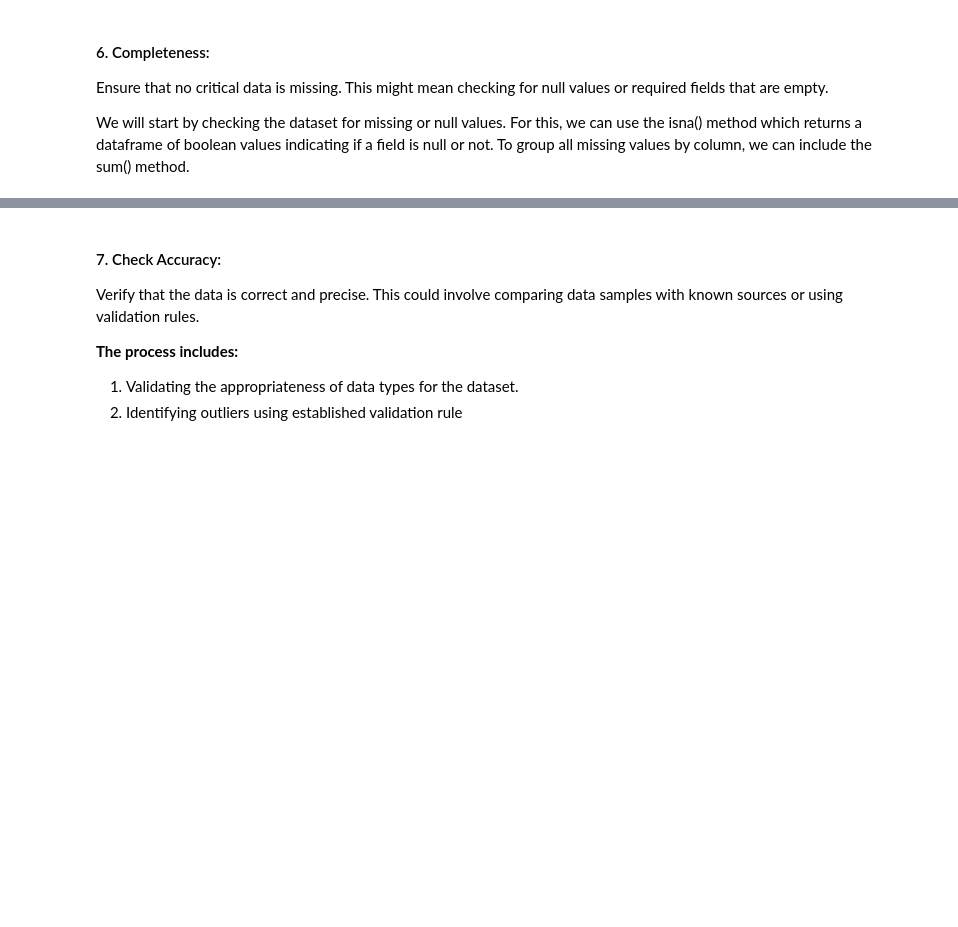
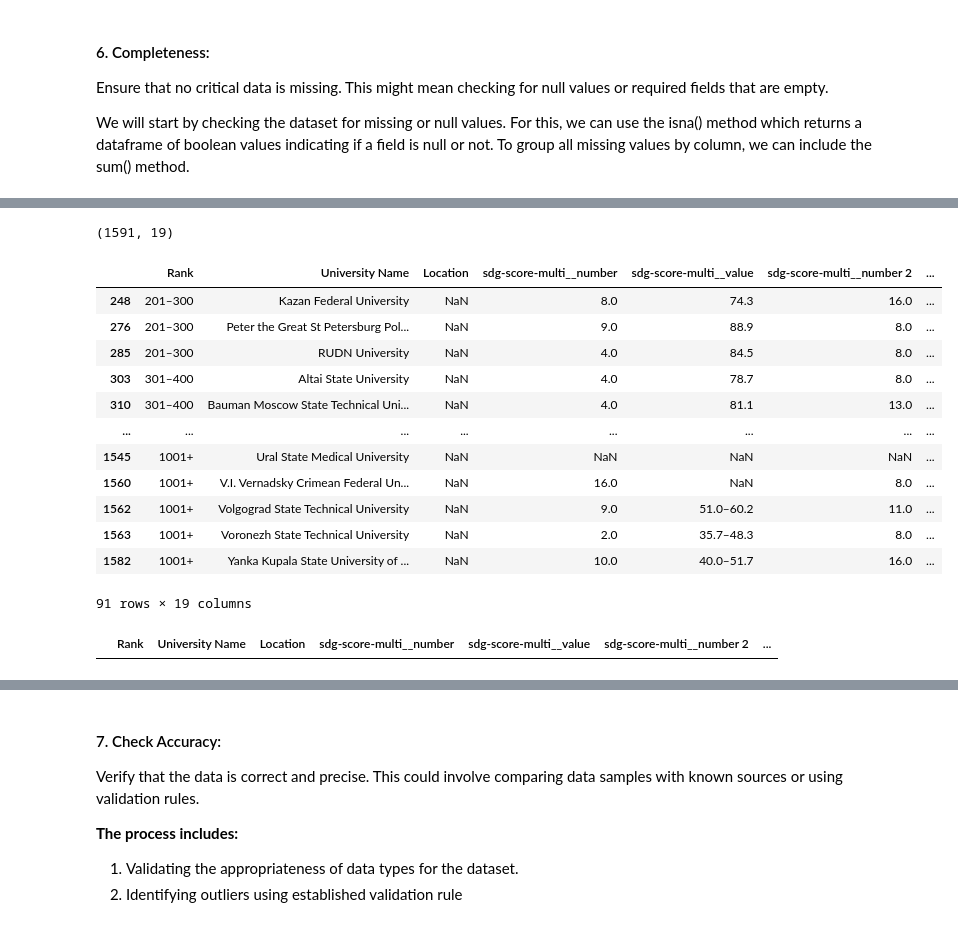
Before and after one commit to Emtnan06/World-University-Rankings, a Jupyter notebook: Usecase3.ipynb, the cells around one changed output, grey strips where cells are left out. Saved outputs shown, nothing was run; the diff lists cells and outputs as text; code cells hidden in the pictures; blank space fills up the shorter version.

```diff
--- a/Usecase3.ipynb
+++ b/Usecase3.ipynb
@@ -302,0 +366,2 @@ Confirm that the data is consistent within the dataset and across multiple data
+# %%
+Times_Higher_Rank = Times_Higher_Rank.rename(columns={'University Name ': 'University Name'})
@@ -340,0 +658,22 @@ We will start by checking the dataset for missing or null values. For this, we c
+# %%
+Times_Higher_Rank.drop(columns=["ranking-institution-title href"], inplace=True)
+# %%
+Times_Higher_Rank.shape
+# %% [output]
+(1591, 19)
+# %%
+Times_Higher_Rank[Times_Higher_Rank['Location'].isnull()]#.describe(include='object')
+# %% [output]
+|  | Rank | University Name | Location | sdg-score-multi__number | sdg-score-multi__value | sdg-score-multi__number 2 | ... |
+| 248 | 201–300 | Kazan Federal University | NaN | 8.0 | 74.3 | 16.0 | ... |
+| 276 | 201–300 | Peter the Great St Petersburg Pol... | NaN | 9.0 | 88.9 | 8.0 | ... |
+| 285 | 201–300 | RUDN University | NaN | 4.0 | 84.5 | 8.0 | ... |
+| 303 | 301–400 | Altai State University | NaN | 4.0 | 78.7 | 8.0 | ... |
+| 310 | 301–400 | Bauman Moscow State Technical Uni... | NaN | 4.0 | 81.1 | 13.0 | ... |
+| ... | ... | ... | ... | ... | ... | ... | ... |
+| 1545 | 1001+ | Ural State Medical University | NaN | NaN | NaN | NaN | ... |
+| 1560 | 1001+ | V.I. Vernadsky Crimean Federal Un... | NaN | 16.0 | NaN | 8.0 | ... |
+| 1562 | 1001+ | Volgograd State Technical University | NaN | 9.0 | 51.0–60.2 | 11.0 | ... |
+| 1563 | 1001+ | Voronezh State Technical University | NaN | 2.0 | 35.7–48.3 | 8.0 | ... |
+| 1582 | 1001+ | Yanka Kupala State University of ... | NaN | 10.0 | 40.0–51.7 | 16.0 | ... |
+91 rows × 19 columns
@@ -340,0 +682,4 @@ We will start by checking the dataset for missing or null values. For this, we c
+# %%
+Times_Higher_Rank[Times_Higher_Rank['Location'].isnull()]
+# %% [output]
+|  | Rank | University Name | Location | sdg-score-multi__number | sdg-score-multi__value | sdg-score-multi__number 2 | ... |
```
Also changed, not shown: parts of 82 cells of this notebook.
